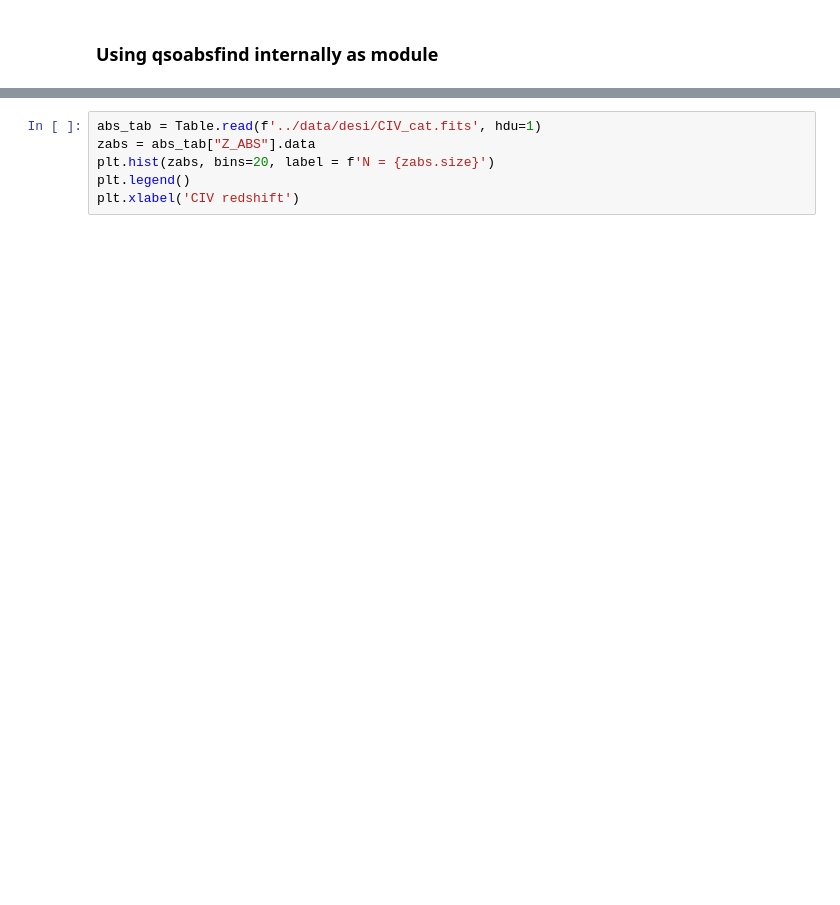
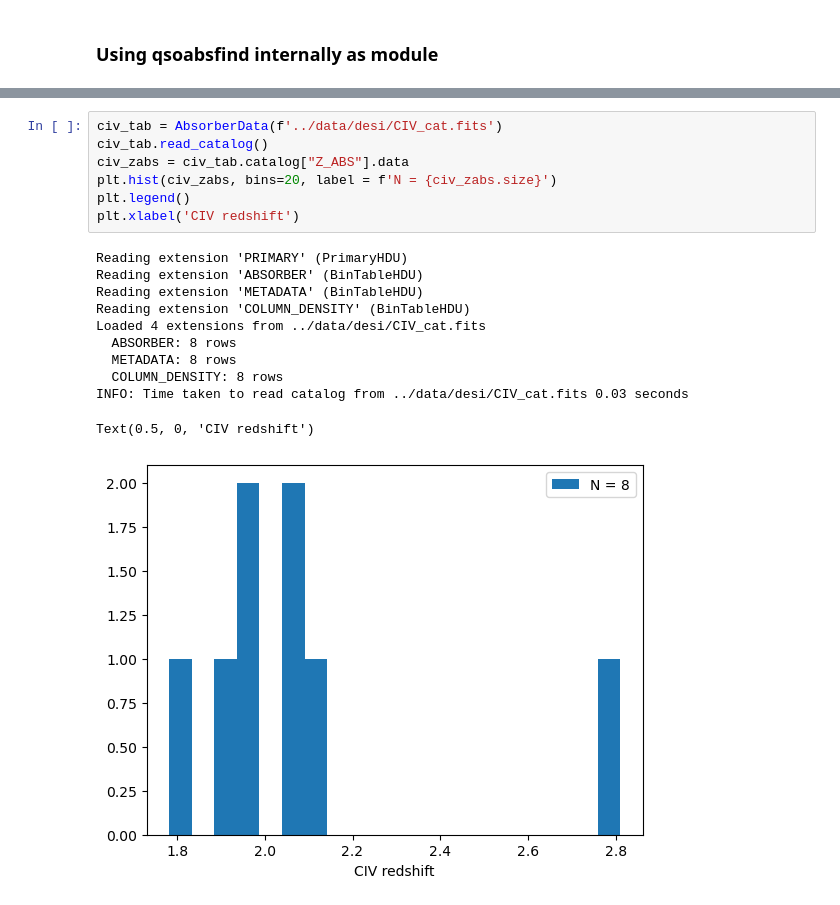
Before and after one commit to abhi0395/qsoabsfind, a Jupyter notebook: nb/desi_example.ipynb, the cells around one changed output, grey strips where cells are left out. Cells and saved outputs as stored; diff of their text form; blank space fills up the shorter version.

```diff
--- a/nb/desi_example.ipynb
+++ b/nb/desi_example.ipynb
@@ -84,9 +185,22 @@ read_single_spectrum_and_find_absorber(f'../data/desi/qso_test_spectra.fits', 42
 # %%
-abs_tab = Table.read(f'../data/desi/CIV_cat.fits', hdu=1)
-zabs = abs_tab["Z_ABS"].data
-plt.hist(zabs, bins=20, label = f'N = {zabs.size}')
+civ_tab = AbsorberData(f'../data/desi/CIV_cat.fits')
+civ_tab.read_catalog()
+civ_zabs = civ_tab.catalog["Z_ABS"].data
+plt.hist(civ_zabs, bins=20, label = f'N = {civ_zabs.size}')
 plt.legend()
 plt.xlabel('CIV redshift')
+# %% [output]
+Reading extension 'PRIMARY' (PrimaryHDU)
+Reading extension 'ABSORBER' (BinTableHDU)
+Reading extension 'METADATA' (BinTableHDU)
+Reading extension 'COLUMN_DENSITY' (BinTableHDU)
+Loaded 4 extensions from ../data/desi/CIV_cat.fits
+  ABSORBER: 8 rows
+  METADATA: 8 rows
+  COLUMN_DENSITY: 8 rows
+INFO: Time taken to read catalog from ../data/desi/CIV_cat.fits 0.03 seconds
+Text(0.5, 0, 'CIV redshift')
+[figure, added]
 # %%
 from qsoabsfind.utils import plot_absorber
 from qsoabsfind.spec import QSOSpecRead
```
Also changed, not shown: parts of 8 cells of this notebook, 8 other files.
